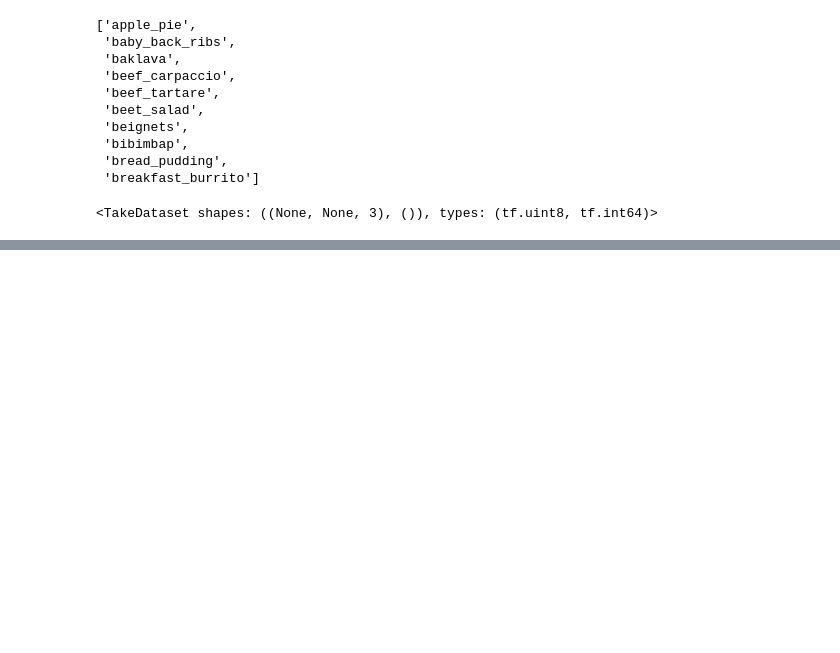
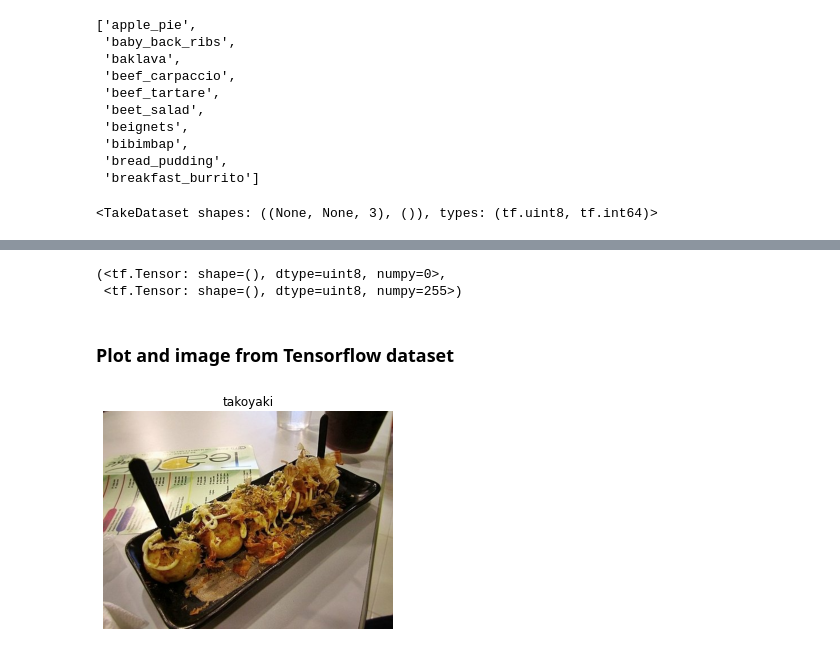
Before and after one commit to shashwat9kumar/ML-And-DataScience, a Jupyter notebook: Tensorflow/07_milestone_project_1_food_vision.ipynb, the cells around one changed output, grey strips where cells are left out. Cells and saved outputs as stored; diff of their text form; code cells hidden in the pictures; blank space fills up the shorter version.

```diff
--- a/Tensorflow/07_milestone_project_1_food_vision.ipynb
+++ b/Tensorflow/07_milestone_project_1_food_vision.ipynb
@@ -96,3 +107,12 @@ train_one_sample = train_data.take(1) # samples are in format (image tesnor, lab
 train_one_sample
 # %% [output]
 <TakeDataset shapes: ((None, None, 3), ()), types: (tf.uint8, tf.int64)>
+# %%
+# Output info about our training sample
+for image, label in train_one_sample:
+    print(f"""
+    Image shape: {image.shape}
+    Image datatype: {image.dtype}
+    Target class from food101 (tensor form): {label}
+    Class name (str form): {class_names[label.numpy()]}
+    """)
@@ -98,0 +145,17 @@ train_one_sample
+# %%
+# WHat are the min and max values of our image tensor?
+import tensorflow as tf
+tf.reduce_min(image), tf.reduce_max(image)
+# %% [output]
+(<tf.Tensor: shape=(), dtype=uint8, numpy=0>,
+ <tf.Tensor: shape=(), dtype=uint8, numpy=255>)
+# %% [markdown]
+### Plot and image from Tensorflow dataset
+# %%
+# Plot an image tensor
+import matplotlib.pyplot as plt
+plt.imshow(image)
+plt.title(class_names[label.numpy()]) # To check that label is matched correctly with the image
+plt.axis(False);
+# %% [output]
+[figure, added]
```
Also changed, not shown: parts of 13 cells of this notebook.
